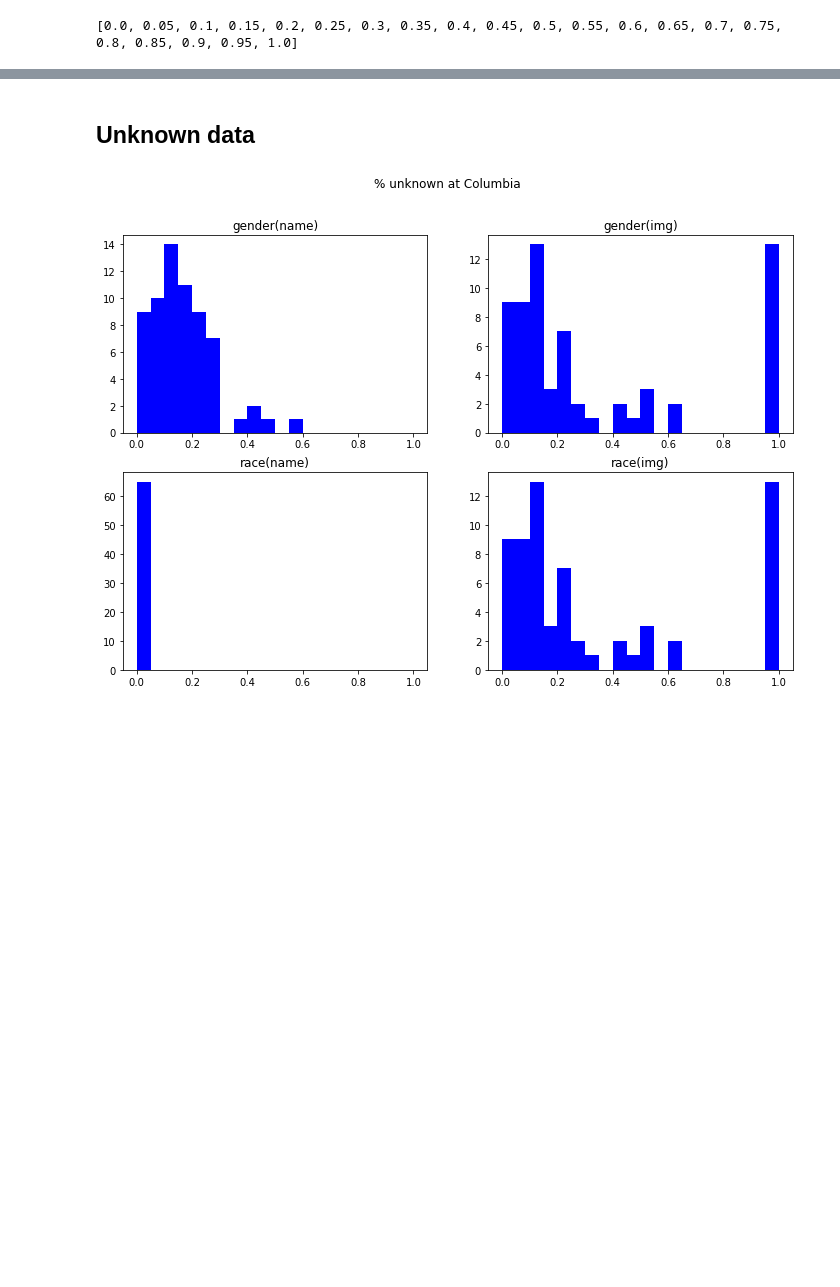
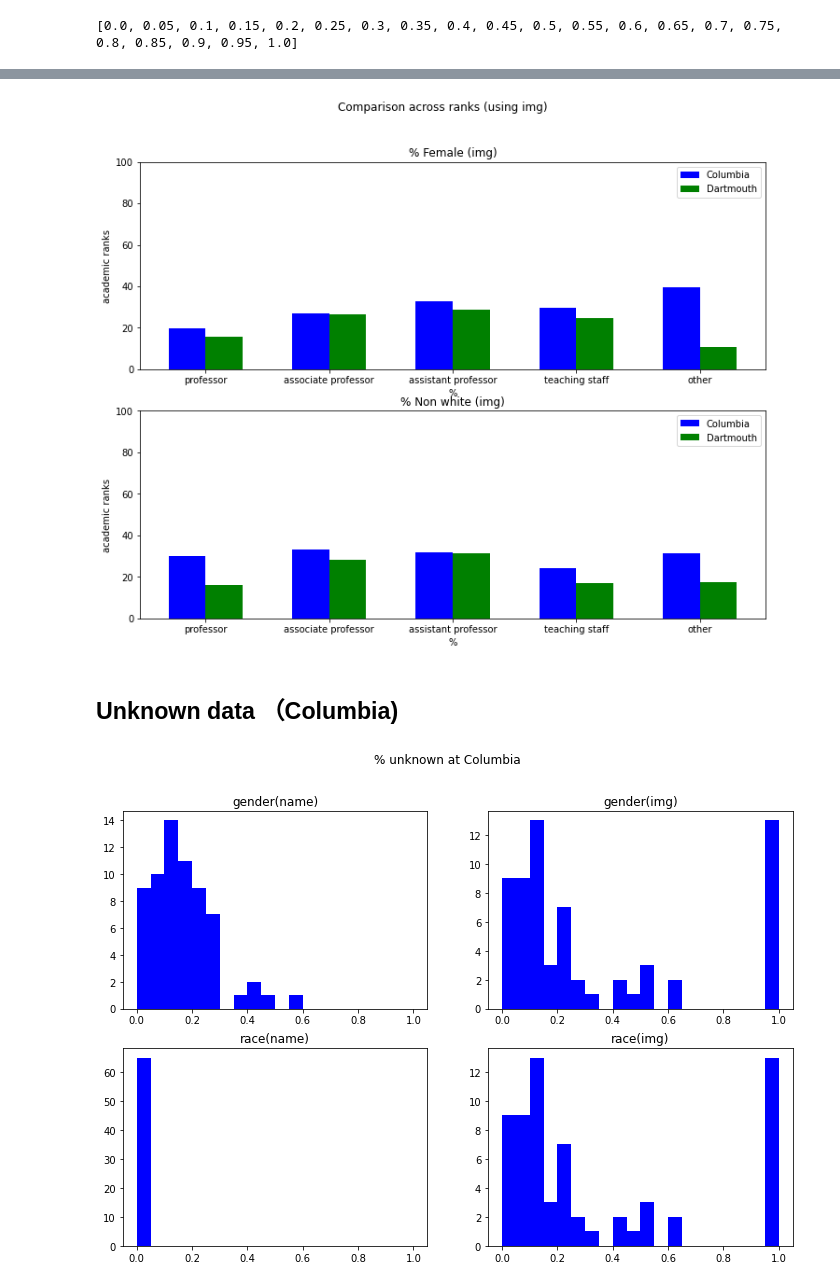
Before and after one commit to mynameisjeff99/2022_dei_summer, a Jupyter notebook: analysis/gender_race_data_exploration.ipynb, the cells around one changed output, grey strips where cells are left out. Saved outputs shown, nothing was run; the diff lists cells and outputs as text; code cells hidden in the pictures; blank space fills up the shorter version.

Commit message:
Add analysis of comparison across the ranks

```diff
--- a/analysis/gender_race_data_exploration.ipynb
+++ b/analysis/gender_race_data_exploration.ipynb
@@ -33,11 +35,10 @@ def get_gender_race_df(school):
     return df
 # %%
 def get_pct_df(df):
-    if type(df) == pd.DataFrame:
-        pct_df = pd.DataFrame()
+    pct_df = pd.DataFrame()
+    if 'department' in df.columns:
         pct_df['department'] = df['department']
-    else:
-        pct_df = pd.Series(dtype='float64')
+    pct_df['rank'] = df['rank']
     # pecentages excludes unknown
     pct_df['female_pct_name'] = df['gender_name_female']/(df['gender_name_female'] + df['gender_name_male'])
     pct_df['female_pct_img'] = df['gender_img_female']/(df['gender_img_female'] + df['gender_img_male'])
@@ -97,0 +69,3 @@ dtype: float64
+# %%
+columbia_whole_school = columbia_df.groupby('rank').sum(0).drop(columns='department').reset_index()
+columbia_pct_whole_school = get_pct_df(columbia_whole_school)
@@ -138,0 +102,3 @@ dtype: float64
+# %%
+dartmouth_whole_school = dartmouth_df.groupby('rank').sum(0).drop(columns='department').reset_index()
+dartmouth_pct_whole_school = get_pct_df(dartmouth_whole_school)
@@ -194,5 +170,56 @@ plt.show()
+# %%
+fig, (ax1, ax2) = plt.subplots(2, figsize=(12,9))
+fig.suptitle('Comparison across ranks (using img)')
+
+# https://stackoverflow.com/questions/10369681/how-to-plot-bar-graphs-with-same-x-coordinates-side-by-side-dodged
+# Number of bars
+N = 5
+# Position of bars on x-axis
+ind = np.arange(N)
+# Width of a bar
+width = 0.3
+
+# the values of each school (img)
+ranks = ['professor', 'associate professor', 'assistant professor', 'teaching staff', 'other']
+columbia_female_values = []
+columbia_non_white_values = []
+for rank in ranks:
+    female_value = float(columbia_pct_whole_school.loc[columbia_pct_whole_school['rank']==rank,'female_pct_img'])*100
+    columbia_female_values.append(female_value)
+    non_white_value = 100-float(columbia_pct_whole_school.loc[columbia_pct_whole_school['rank']==rank,'white_pct_img'])*100
+    columbia_non_white_values.append(non_white_value)
+
+dartmouth_female_values = []
+dartmouth_non_white_values = []
+for rank in ranks:
+    female_value = float(dartmouth_pct_whole_school.loc[dartmouth_pct_whole_school['rank']==rank,'female_pct_img'])*100
+    dartmouth_female_values.append(female_value)
+    non_white_value = 100-float(dartmouth_pct_whole_school.loc[dartmouth_pct_whole_school['rank']==rank,'white_pct_img'])*100
+    dartmouth_non_white_values.append(non_white_value)
+
+
+# Plotting(img)
+ax1.set_title('% Female (img)')
+ax1.bar(ind, columbia_female_values, width, facecolor='b', label='Columbia')
+ax1.bar(ind + width, dartmouth_female_values, width, facecolor='g', label='Dartmouth')
+# Plotting(name)
+ax2.set_title('% Non white (img)')
+ax2.bar(ind, columbia_non_white_values, width, facecolor='b', label='Columbia')
+ax2.bar(ind + width, dartmouth_non_white_values, width, facecolor='g', label='Dartmouth')
+
+for ax in (ax1, ax2):
+    ax.set_ylim(0,100)
+    ax.set_xlabel('%')
+    ax.set_ylabel('academic ranks')
+    ax.set_xticks(ind + width / 2)
+    ax.legend(loc='best')
+    ax.set_xticklabels(ranks)
+
+plt.show()
+# %% [output]
+[figure, added]
 # %% [markdown]
-## Unknown data
+## Unknown data （Columbia)
 # %%
 fig, axs = plt.subplots(2, 2, figsize=(12,8))
 fig.suptitle('% unknown at Columbia')
```
Also changed, not shown: parts of 25 cells of this notebook.
